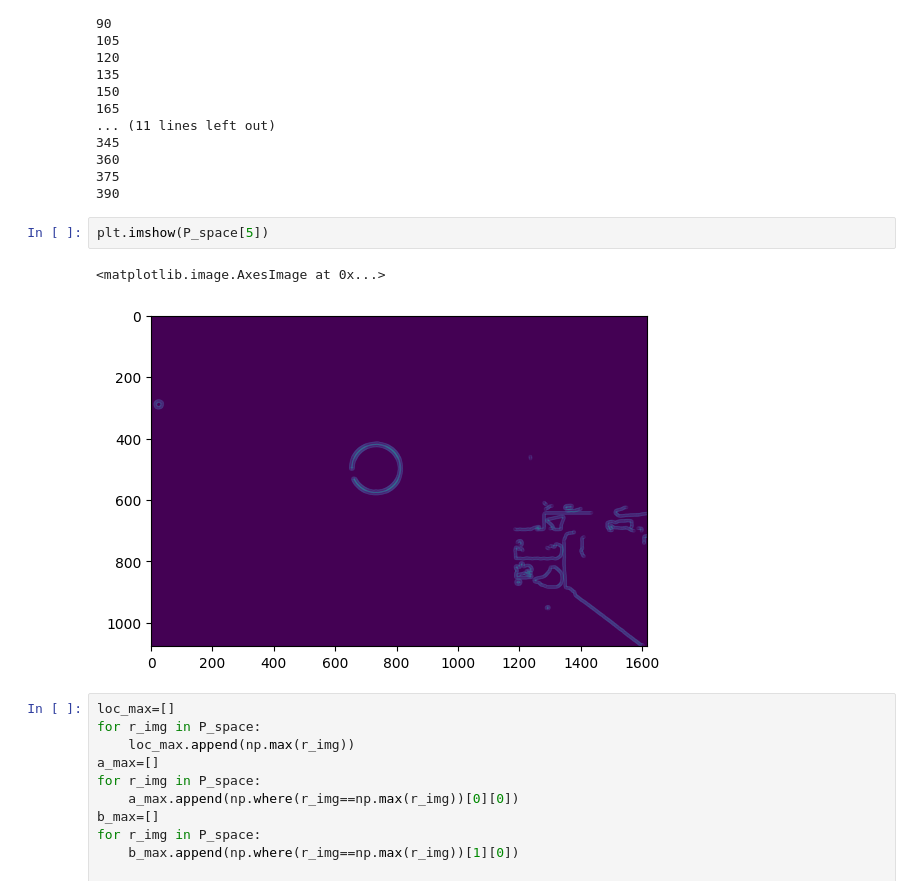
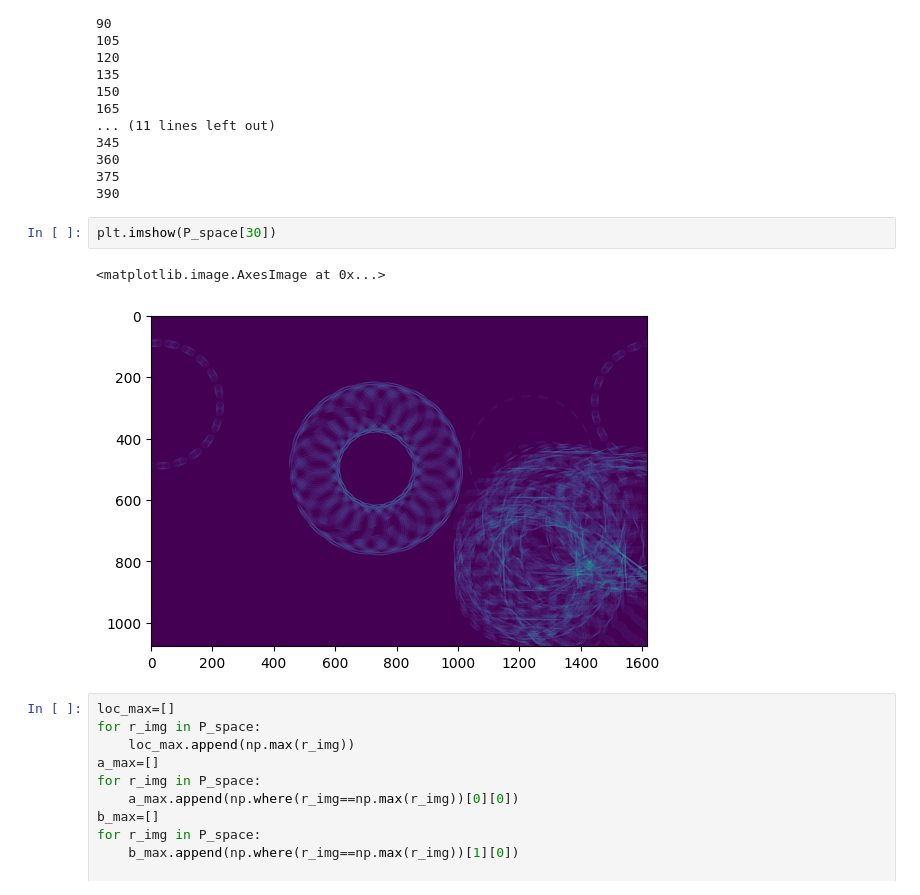
Before and after one commit to MKesenheimer/LaserFlySwatter, a Jupyter notebook: my_hough.ipynb, the cells around one changed output. Cells and saved outputs as stored; diff of their text form.

```diff
--- a/my_hough.ipynb
+++ b/my_hough.ipynb
@@ -60,10 +60,10 @@ for r in range(0,400):
 375
 390
 # %%
-plt.imshow(P_space[5])
+plt.imshow(P_space[30])
 # %% [output]
 <matplotlib.image.AxesImage at 0x...>
-[figure, old version]
+[figure, new version]
 # %%
 loc_max=[]
 for r_img in P_space:
```
Also changed, not shown: 1 other file.
